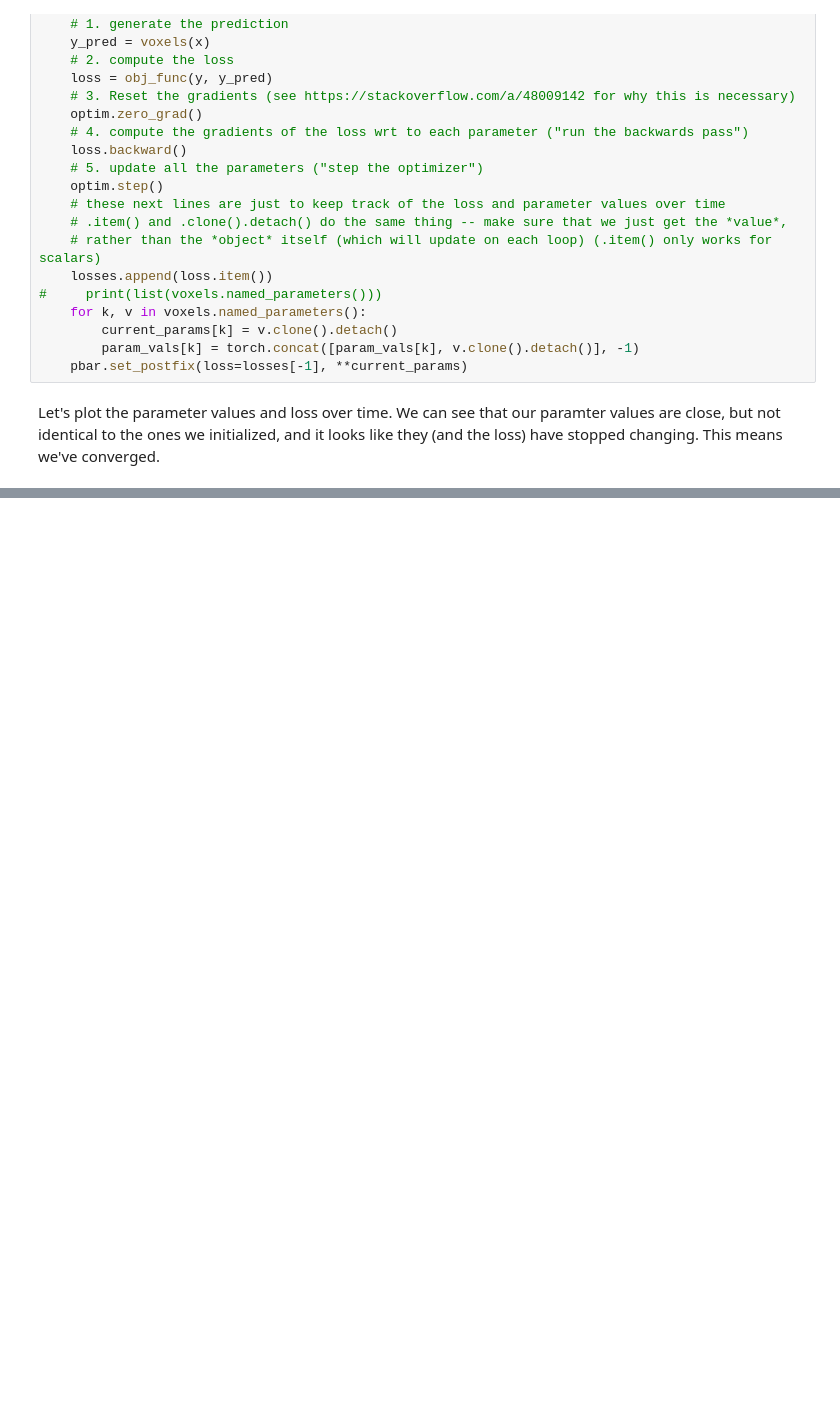
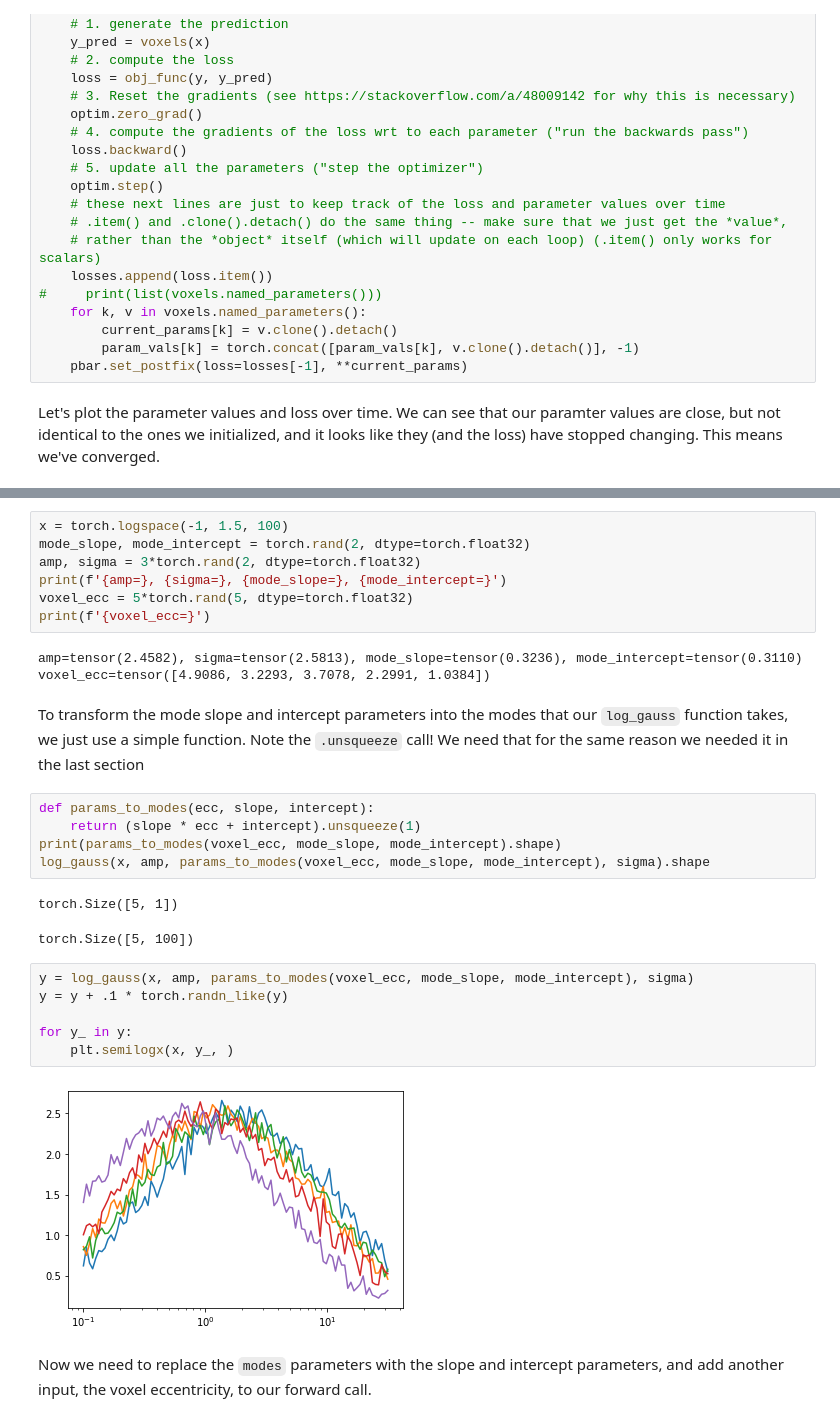
Before and after one commit to billbrod/pytorch_introduction, a Jupyter notebook: pytorch_intro.ipynb, the cells around one changed output, grey strips where cells are left out. Cells and saved outputs as stored; diff of their text form; blank space fills up the shorter version.

Commit message:
adds section on global/local and fixes seeds

```diff
--- a/pytorch_intro.ipynb
+++ b/pytorch_intro.ipynb
@@ -484,0 +492,30 @@ Text(0.5, 1.0, 'Data and model predictions')
+# %%
+x = torch.logspace(-1, 1.5, 100)
+mode_slope, mode_intercept = torch.rand(2, dtype=torch.float32)
+amp, sigma = 3*torch.rand(2, dtype=torch.float32)
+print(f'{amp=}, {sigma=}, {mode_slope=}, {mode_intercept=}')
+voxel_ecc = 5*torch.rand(5, dtype=torch.float32)
+print(f'{voxel_ecc=}')
+# %% [output]
+amp=tensor(2.4582), sigma=tensor(2.5813), mode_slope=tensor(0.3236), mode_intercept=tensor(0.3110)
+voxel_ecc=tensor([4.9086, 3.2293, 3.7078, 2.2991, 1.0384])
+# %% [markdown]
+To transform the mode slope and intercept parameters into the modes that our `log_gauss` function takes, we just use a simple function. Note the `.unsqueeze` call! We need that for the same reason we needed it in the last section
+# %%
+def params_to_modes(ecc, slope, intercept):
+    return (slope * ecc + intercept).unsqueeze(1)
+print(params_to_modes(voxel_ecc, mode_slope, mode_intercept).shape)
+log_gauss(x, amp, params_to_modes(voxel_ecc, mode_slope, mode_intercept), sigma).shape
+# %% [output]
+torch.Size([5, 1])
+torch.Size([5, 100])
+# %%
+y = log_gauss(x, amp, params_to_modes(voxel_ecc, mode_slope, mode_intercept), sigma)
+y = y + .1 * torch.randn_like(y)
+
+for y_ in y:
+    plt.semilogx(x, y_, )
+# %% [output]
+[figure, added]
+# %% [markdown]
+Now we need to replace the `modes` parameters with the slope and intercept parameters, and add another input, the voxel eccentricity, to our forward call.
```
Also changed, not shown: parts of 30 cells of this notebook.
